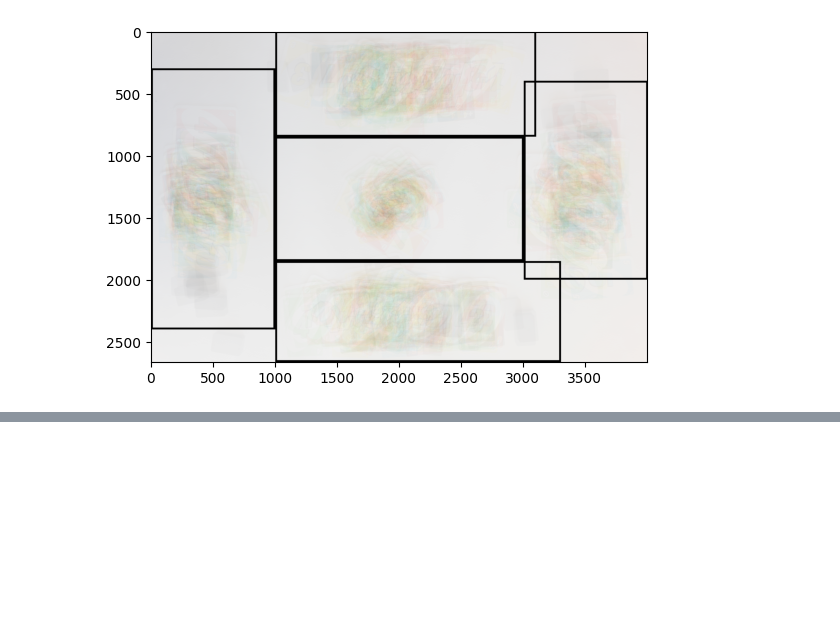
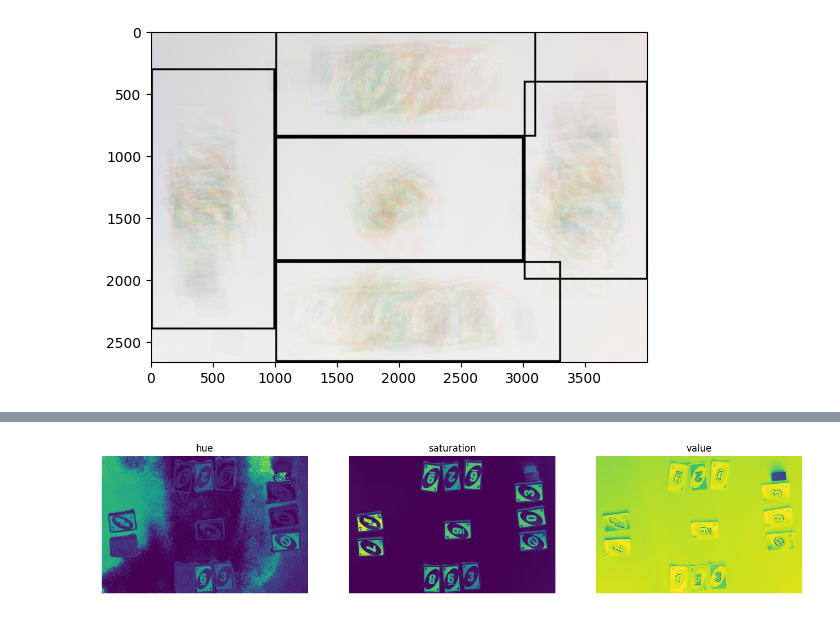
Before and after one commit to LouisH14/Image_Analysis_lab, a Jupyter notebook: UNO/UNO.ipynb, the cells around one changed output, grey strips where cells are left out. Saved outputs shown, nothing was run; the diff lists cells and outputs as text; code cells hidden in the pictures; blank space fills up the shorter version.

```diff
--- a/UNO/UNO.ipynb
+++ b/UNO/UNO.ipynb
@@ -280 +280,5 @@ white background
+# %%
+core.plot_hsv(x)
+# %% [output]
+[figure, added]
 # %%
```
Also changed, not shown: parts of 2 cells of this notebook, 2 other files.
